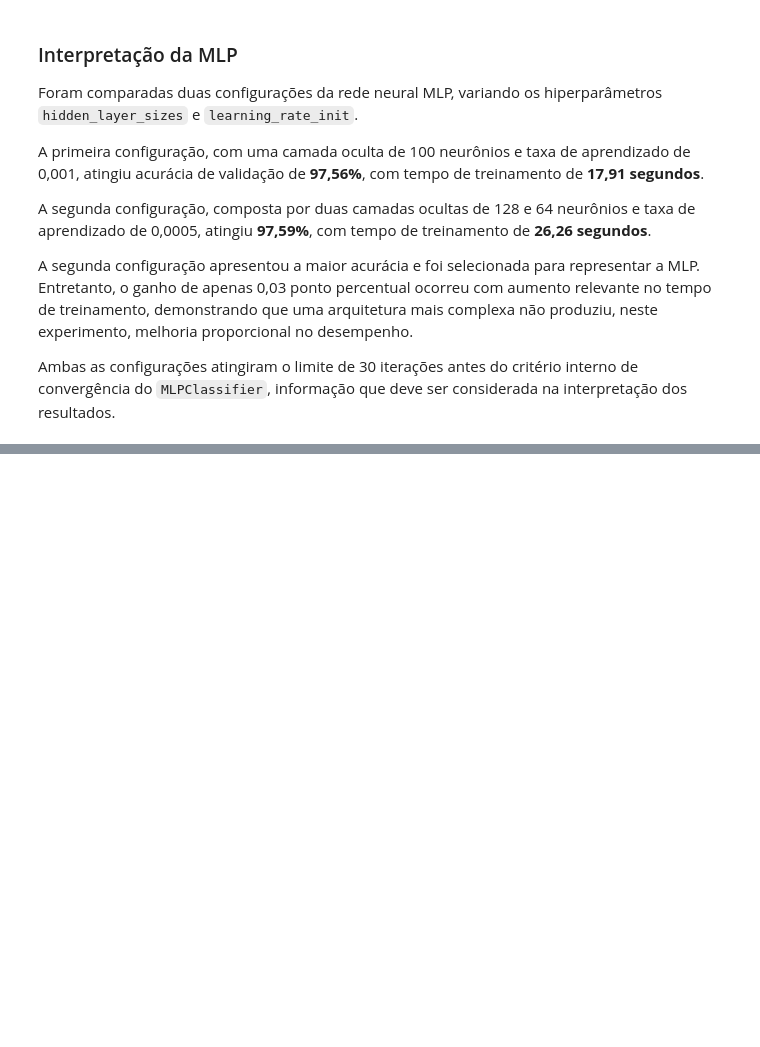
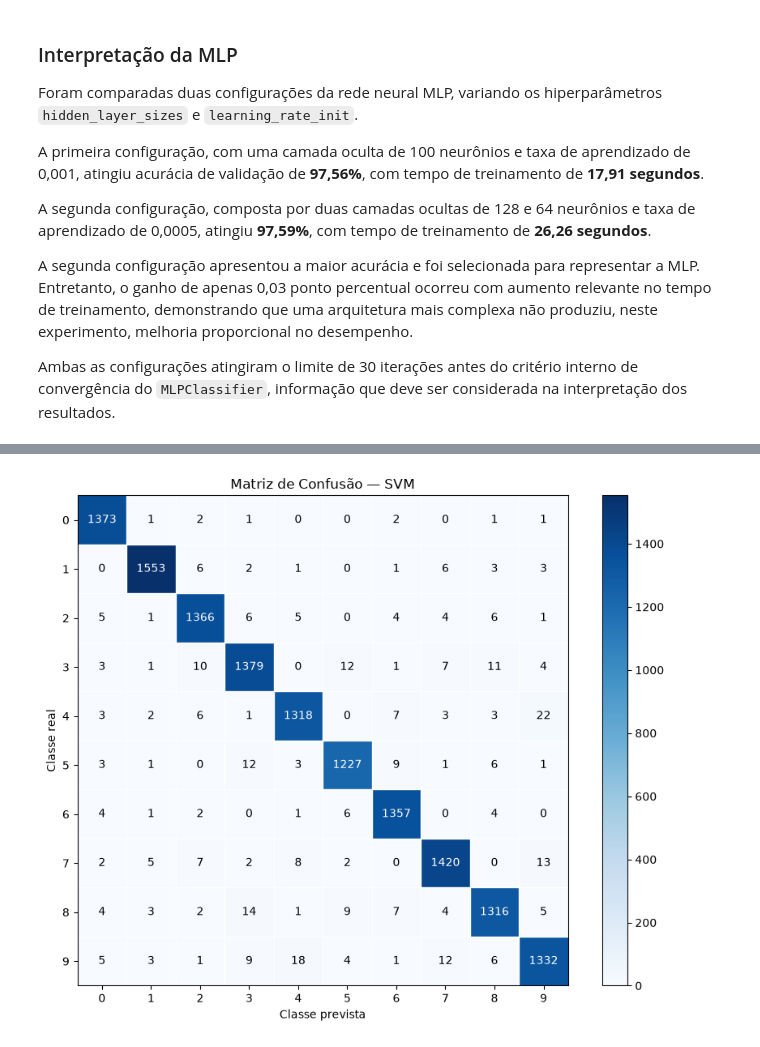
Before and after one commit to Cristina-Freitas/mnist-model-benchmark, a Jupyter notebook: notebooks/eda_mnist.ipynb, the cells around one changed output, grey strips where cells are left out. Cells and saved outputs as stored; diff of their text form; code cells hidden in the pictures; blank space fills up the shorter version.

```diff
--- a/notebooks/eda_mnist.ipynb
+++ b/notebooks/eda_mnist.ipynb
@@ -550,0 +655,7 @@ Ambas as configurações atingiram o limite de 30 iterações antes do critério
+# %%
+plotar_matriz_confusao(
+    matriz_svm,
+    "Matriz de Confusão — SVM"
+)
+# %% [output]
+[figure, added]
```
Also changed, not shown: parts of 15 cells of this notebook, 4 other files.
